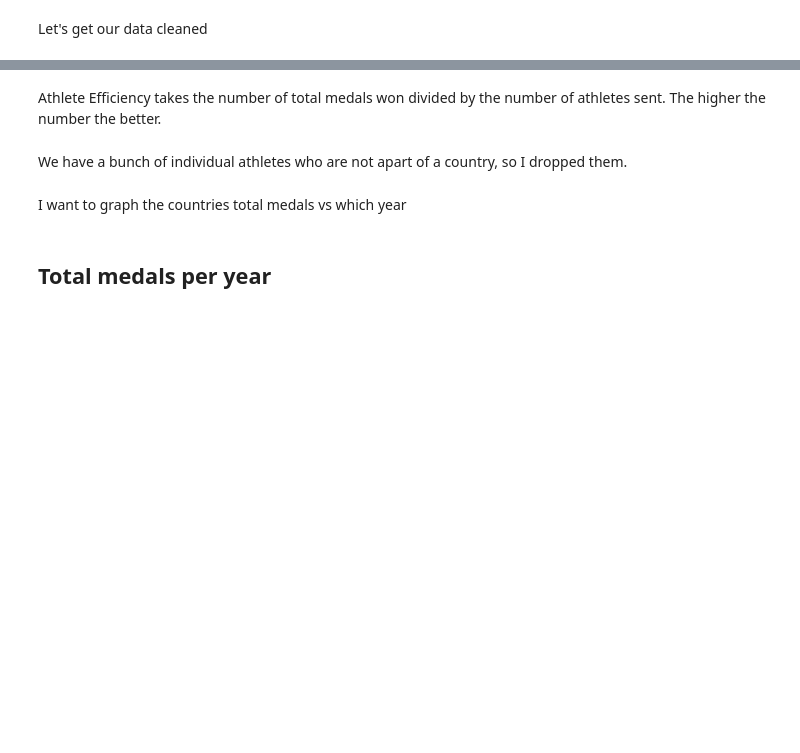
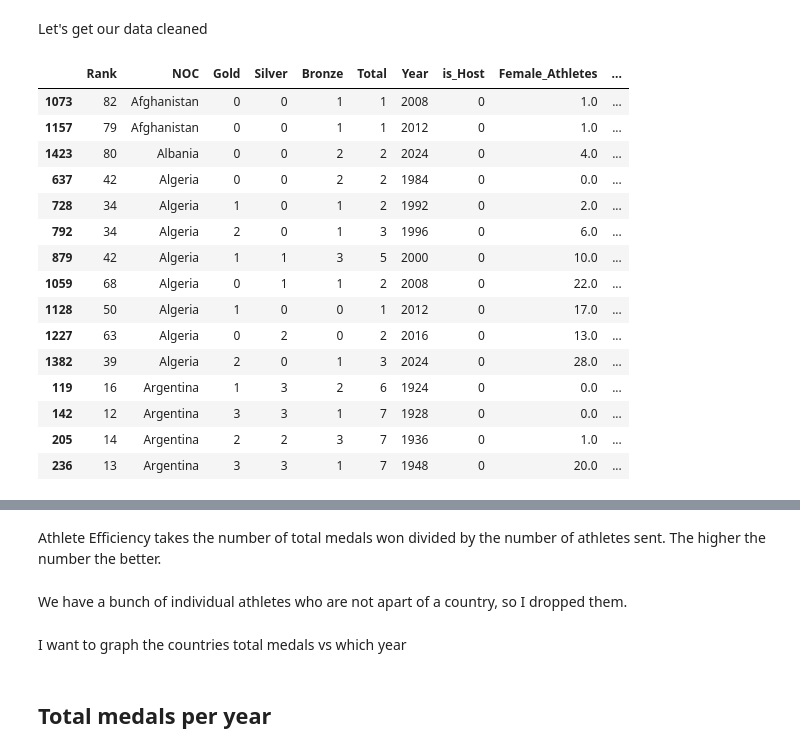
Before and after one commit to Corban-Freese/COMAP-MATH-4998, a Jupyter notebook: comap.ipynb, the cells around one changed output, grey strips where cells are left out. Cells and saved outputs as stored; diff of their text form; code cells hidden in the pictures; blank space fills up the shorter version.

```diff
--- a/comap.ipynb
+++ b/comap.ipynb
@@ -35,27 +35,89 @@ df_programs = pd.read_csv('2025_Problem_C_Data/summerOly_programs.csv',
     nrows=75  # Adjust this number to the last row of actual data
     )
 # %%
-# 1-3. Build the base historical merges and counts
+# 1. Load Data & Create Base History (Assuming data is already read in)
 history = medal_counts.merge(hosts, on="Year", how="left")
-athlete_counts = athletes.groupby(['Year', 'Team']).size().reset_index(name='Total_Athletes')
-medalist_filter = athletes[athletes['Medal'] != 'No medal']
-medalist_counts = medalist_filter.groupby(['Year', 'Team']).size().reset_index(name='Medal_Winning_Athletes')
+history['is_Host'] = (history['NOC'] == history['Host']).astype(int)
 
-# 4. Merge these two summaries together into your feature table
-athlete_features = athlete_counts.merge(medalist_counts, on=['Year', 'Team'], how='left')
+# 2. Extract Athlete Demographics (Male, Female, and Total Athletes)
+# Unstack the 'Sex' column to get separate columns for 'M' and 'F'
+sex_counts = athletes.groupby(['Year', 'Team', 'Sex']).size().unstack(fill_value=0).reset_index()
 
-# 5. THE FIX: Calculate Historical Efficiency to prevent data leakage
-# A. Sort chronologically to ensure the shift grabs the correct previous year
-athlete_features = athlete_features.sort_values(by=['Team', 'Year'])
+# Handle potential missing columns if data is oddly shaped
+if 'M' not in sex_counts.columns: sex_counts['M'] = 0
+if 'F' not in sex_counts.columns: sex_counts['F'] = 0
 
-# B. Calculate the current efficiency temporarily
-athlete_features['Current_Efficiency'] = athlete_features['Medal_Winning_Athletes'] / athlete_features['Total_Athletes']
+sex_counts = sex_counts.rename(columns={'M': 'Male_Athletes', 'F': 'Female_Athletes'})
+sex_counts['Total_Athletes'] = sex_counts['Male_Athletes'] + sex_counts['Female_Athletes']
 
-# C. Shift the efficiency down 1 row per team to create the safe, historical metric
-athlete_features['Historical_Efficiency'] = athlete_features.groupby('Team')['Current_Efficiency'].shift(1)
+# BONUS FEATURE: Sport Breadth (How many unique sports they competed in)
+sport_breadth = athletes.groupby(['Year', 'Team'])['Sport'].nunique().reset_index(name='Unique_Sports')
 
-# D. Fill first-time appearances (NaNs) with 0, as they have no historical data yet
-athlete_features['Historical_Efficiency'] = athlete_features['Historical_Efficiency'].fillna(0)
+# Merge demographics and sports breadth together
+athlete_features = sex_counts.merge(sport_breadth, on=['Year', 'Team'], how='left')
 
-# E. Drop the leaky columns so they cannot accidentally be fed into the model
-athlete_features = athlete_features.drop(columns=['Current_Efficiency', 'Medal_Winning_Athletes'])
+# 3. Merge onto Final Training Data
+final_training_data = history.merge(athlete_features, left_on=['Year', 'NOC'], right_on=['Year', 'Team'], how='left')
+final_training_data = final_training_data.drop(columns=['Team', 'Host'])
+
+# Fill NaNs for countries that won medals but might have no listed athletes
+final_training_data[['Total_Athletes', 'Male_Athletes', 'Female_Athletes', 'Unique_Sports']] = \
+    final_training_data[['Total_Athletes', 'Male_Athletes', 'Female_Athletes', 'Unique_Sports']].fillna(0)
+
+# 4. Calculate Current Efficiency (Total Medals / Total Athletes)
+# We use np.where to prevent division by zero errors
+final_training_data['Current_Efficiency'] = np.where(
+    final_training_data['Total_Athletes'] > 0,
+    final_training_data['Total'] / final_training_data['Total_Athletes'],
+    0
+)
+
+# 5. Feature Engineering: Create Lagged and Cumulative Variables
+# VERY IMPORTANT: Sort by NOC then Year so shifts occur chronologically per country
+final_training_data = final_training_data.sort_values(by=['NOC', 'Year'])
+
+# The 1, 2, and 3 Olympic Lags for Efficiency
+final_training_data['Lag_1_Efficiency'] = final_training_data.groupby('NOC')['Current_Efficiency'].shift(1)
+final_training_data['Lag_2_Efficiency'] = final_training_data.groupby('NOC')['Current_Efficiency'].shift(2)
+final_training_data['Lag_3_Efficiency'] = final_training_data.groupby('NOC')['Current_Efficiency'].shift(3)
+
+# Total Historical Efficiency (The mean of all previous years)
+# .expanding().mean() calculates the cumulative average, and .shift(1) prevents it from including the current year
+final_training_data['Total_Historical_Efficiency'] = final_training_data.groupby('NOC')['Current_Efficiency'].transform(lambda x: x.expanding().mean().shift(1))
+
+# BONUS FEATURE: Lag 1 Total Medals (Raw output memory)
+final_training_data['Lag_1_Total_Medals'] = final_training_data.groupby('NOC')['Total'].shift(1)
+final_training_data['Lag_2_Total_Medals'] = final_training_data.groupby('NOC')['Total'].shift(2)
+final_training_data['Lag_3_Total_Medals'] = final_training_data.groupby('NOC')['Total'].shift(3)
+
+# 6. Final Cleanup
+# Fill NaNs generated by shifts (which occur when a country appears for the 1st, 2nd, or 3rd time)
+# Final Cleanup
+cols_to_fill = [
+    'Lag_1_Efficiency', 'Lag_2_Efficiency', 'Lag_3_Efficiency',
+    'Total_Historical_Efficiency',
+    'Lag_1_Total_Medals', 'Lag_2_Total_Medals', 'Lag_3_Total_Medals'
+]
+final_training_data[cols_to_fill] = final_training_data[cols_to_fill].fillna(0)
+
+# Drop the leaky Current_Efficiency so the model doesn't cheat
+final_training_data = final_training_data.drop(columns=['Current_Efficiency'])
+
+final_training_data.head(15)
+# %% [output]
+|  | Rank | NOC | Gold | Silver | Bronze | Total | Year | is_Host | Female_Athletes | ... |
+| 1073 | 82 | Afghanistan | 0 | 0 | 1 | 1 | 2008 | 0 | 1.0 | ... |
+| 1157 | 79 | Afghanistan | 0 | 0 | 1 | 1 | 2012 | 0 | 1.0 | ... |
+| 1423 | 80 | Albania | 0 | 0 | 2 | 2 | 2024 | 0 | 4.0 | ... |
+| 637 | 42 | Algeria | 0 | 0 | 2 | 2 | 1984 | 0 | 0.0 | ... |
+| 728 | 34 | Algeria | 1 | 0 | 1 | 2 | 1992 | 0 | 2.0 | ... |
+| 792 | 34 | Algeria | 2 | 0 | 1 | 3 | 1996 | 0 | 6.0 | ... |
+| 879 | 42 | Algeria | 1 | 1 | 3 | 5 | 2000 | 0 | 10.0 | ... |
+| 1059 | 68 | Algeria | 0 | 1 | 1 | 2 | 2008 | 0 | 22.0 | ... |
+| 1128 | 50 | Algeria | 1 | 0 | 0 | 1 | 2012 | 0 | 17.0 | ... |
+| 1227 | 63 | Algeria | 0 | 2 | 0 | 2 | 2016 | 0 | 13.0 | ... |
+| 1382 | 39 | Algeria | 2 | 0 | 1 | 3 | 2024 | 0 | 28.0 | ... |
+| 119 | 16 | Argentina | 1 | 3 | 2 | 6 | 1924 | 0 | 0.0 | ... |
+| 142 | 12 | Argentina | 3 | 3 | 1 | 7 | 1928 | 0 | 0.0 | ... |
+| 205 | 14 | Argentina | 2 | 2 | 3 | 7 | 1936 | 0 | 1.0 | ... |
+| 236 | 13 | Argentina | 3 | 3 | 1 | 7 | 1948 | 0 | 20.0 | ... |
```
Also changed, not shown: parts of 27 cells of this notebook, 3 other files.
